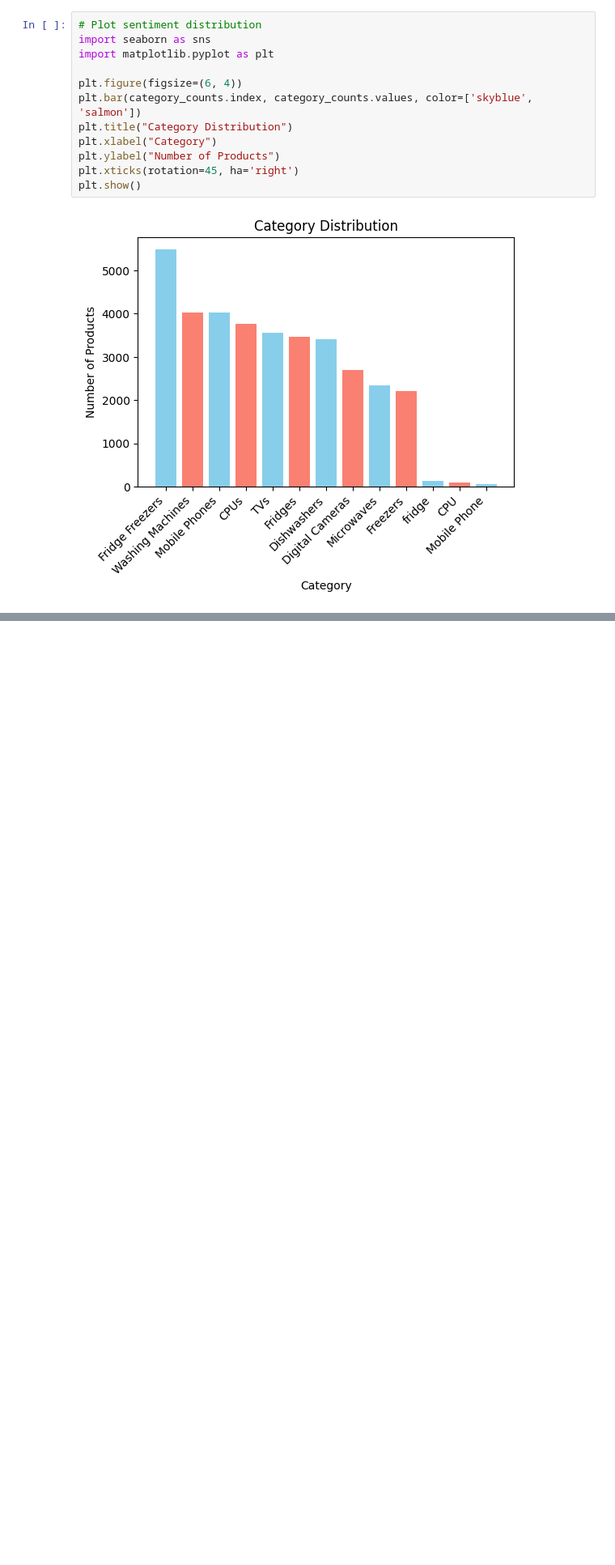
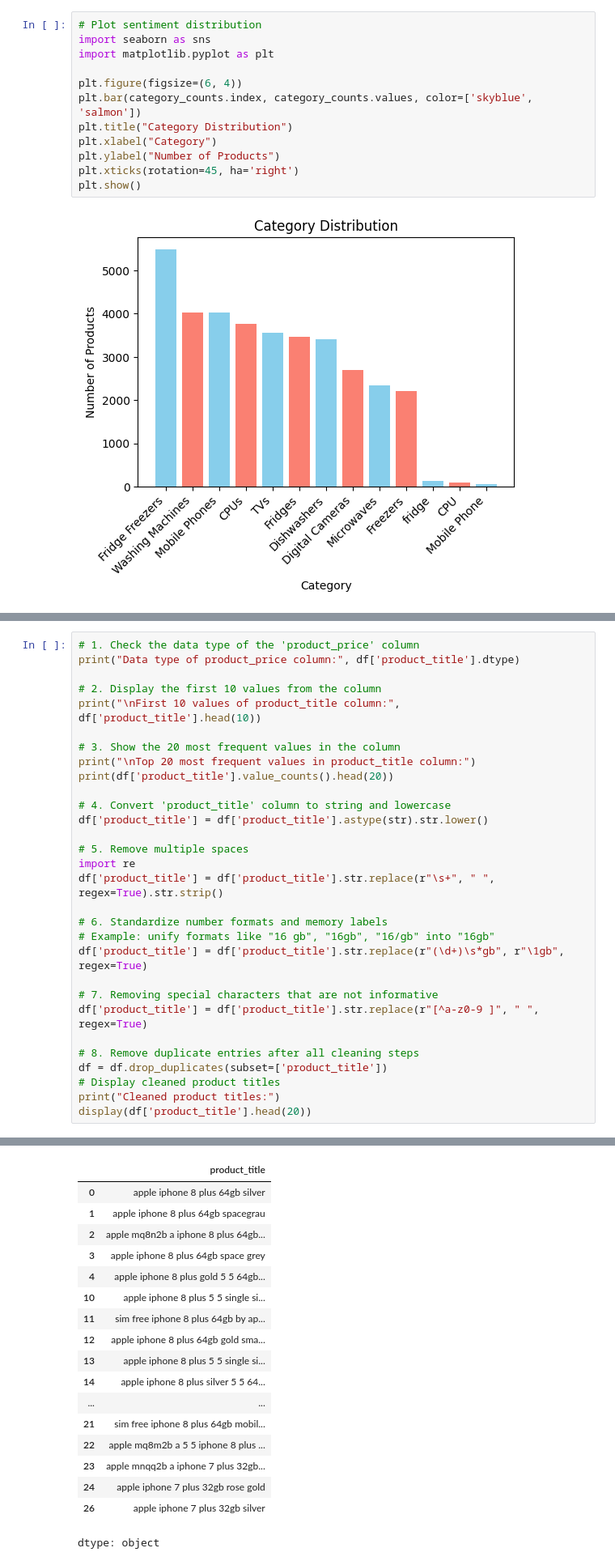
Before and after one commit to almastupac/ml-automatic-classification-of-products-by-category, a Jupyter notebook: notebook/classification_of_products_by_category.ipynb, the cells around one changed output, grey strips where cells are left out. Shown at 81% size. Saved outputs shown, nothing was run; the diff lists cells and outputs as text; blank space fills up the shorter version.

```diff
--- a/notebook/classification_of_products_by_category.ipynb
+++ b/notebook/classification_of_products_by_category.ipynb
@@ -168,0 +177,31 @@ plt.show()
+# %%
+# 1. Check the data type of the 'product_price' column
+print("Data type of product_price column:", df['product_title'].dtype)
+
+# 2. Display the first 10 values from the column
+print("\nFirst 10 values of product_title column:", df['product_title'].head(10))
+
+# 3. Show the 20 most frequent values in the column
+print("\nTop 20 most frequent values in product_title column:")
+print(df['product_title'].value_counts().head(20))
+
+# 4. Convert 'product_title' column to string and lowercase
+df['product_title'] = df['product_title'].astype(str).str.lower()
+
+# 5. Remove multiple spaces
+import re
+df['product_title'] = df['product_title'].str.replace(r"\s+", " ", regex=True).str.strip()
+
+# 6. Standardize number formats and memory labels
+# Example: unify formats like "16 gb", "16gb", "16/gb" into "16gb"
+df['product_title'] = df['product_title'].str.replace(r"(\d+)\s*gb", r"\1gb", regex=True)
+
+# 7. Removing special characters that are not informative
+df['product_title'] = df['product_title'].str.replace(r"[^a-z0-9 ]", " ", regex=True)
+
+# 8. Remove duplicate entries after all cleaning steps
+df = df.drop_duplicates(subset=['product_title'])
+# Display cleaned product titles
+print("Cleaned product titles:")
+display(df['product_title'].head(20))
+# %% [output]
@@ -168,0 +225,18 @@ plt.show()
+|  | product_title |
+| 0 | apple iphone 8 plus 64gb silver |
+| 1 | apple iphone 8 plus 64gb spacegrau |
+| 2 | apple mq8n2b a iphone 8 plus 64gb... |
+| 3 | apple iphone 8 plus 64gb space grey |
+| 4 | apple iphone 8 plus gold 5 5 64gb... |
+| 10 | apple iphone 8 plus 5 5 single si... |
+| 11 | sim free iphone 8 plus 64gb by ap... |
+| 12 | apple iphone 8 plus 64gb gold sma... |
+| 13 | apple iphone 8 plus 5 5 single si... |
+| 14 | apple iphone 8 plus silver 5 5 64... |
+| ... | ... |
+| 21 | sim free iphone 8 plus 64gb mobil... |
+| 22 | apple mq8m2b a 5 5 iphone 8 plus ... |
+| 23 | apple mnqq2b a iphone 7 plus 32gb... |
+| 24 | apple iphone 7 plus 32gb rose gold |
+| 26 | apple iphone 7 plus 32gb silver |
+dtype: object
```
Also changed, not shown: parts of 6 cells of this notebook.
